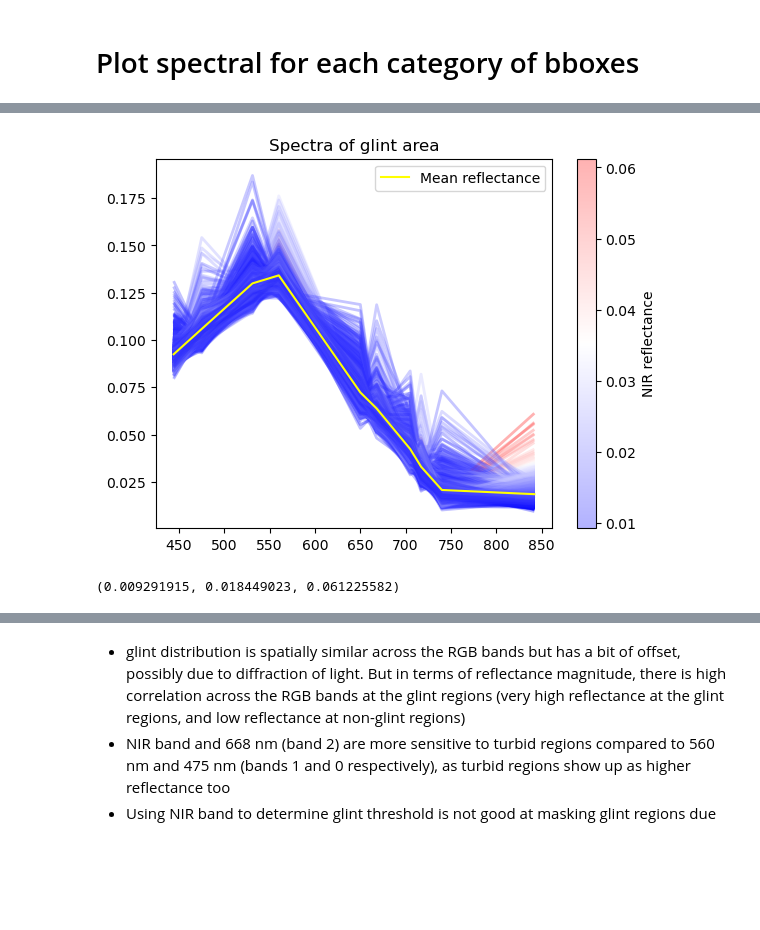
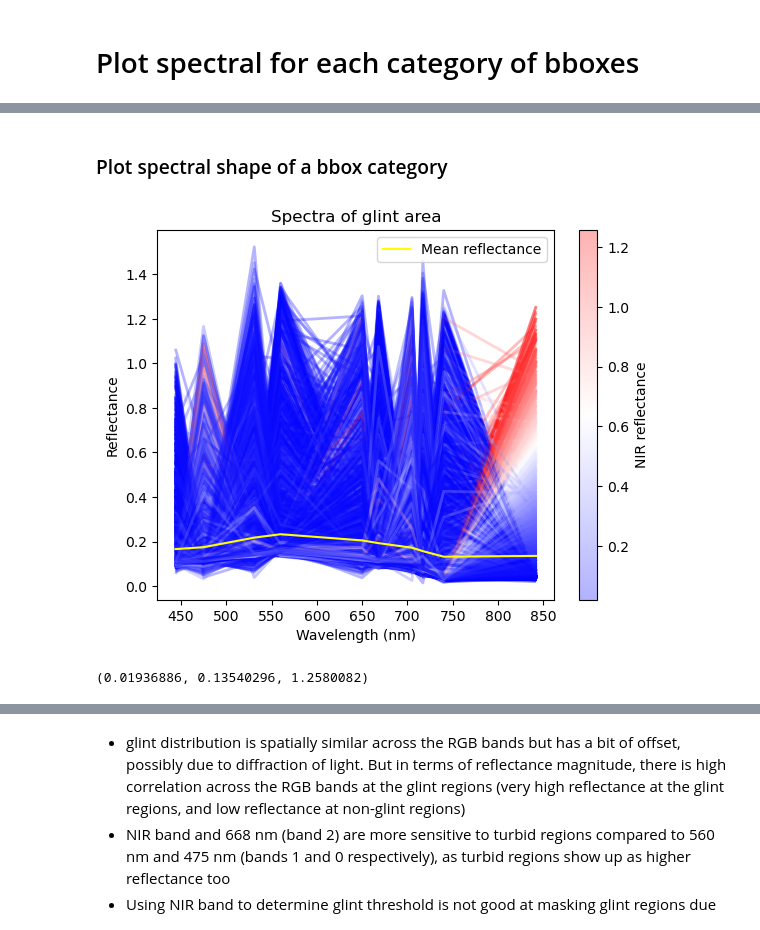
Before and after one commit to pakhuiying/sunglint_correction, a Jupyter notebook: extract_spectral_from_bboxes.ipynb, the cells around one changed output, grey strips where cells are left out. Saved outputs shown, nothing was run; the diff lists cells and outputs as text; code cells hidden in the pictures; blank space fills up the shorter version.

```diff
--- a/extract_spectral_from_bboxes.ipynb
+++ b/extract_spectral_from_bboxes.ipynb
@@ -79,10 +78,14 @@ img_bboxes
 # %% [markdown]
 # Plot spectral for each category of bboxes
 # %%
+ES = espect.ExtractSpectral(r"saved_bboxes")
+img_bboxes = ES.store_bboxes()
 warp_mode = cv2.MOTION_HOMOGRAPHY
 img_type = "reflectance"
-parent_dir = list(img_bboxes)[0]
-img_fp = list(img_bboxes[parent_dir])[0]
+parent_dir = list(img_bboxes)[1]
+print(parent_dir)
+img_fp = list(img_bboxes[parent_dir])[-1]
+print(img_fp)
 fp = os.path.join(parent_dir,img_fp)
 print(fp)
 cap = mutils.import_captures(fp)
@@ -90,7 +93,4 @@ warp_matrices = cap.get_warp_matrices()
 cropped_dimensions,_ = imageutils.find_crop_bounds(cap,warp_matrices)
 im_aligned = imageutils.aligned_capture(cap, warp_matrices, warp_mode, cropped_dimensions, None, img_type=img_type)
 bboxes = img_bboxes[parent_dir][img_fp]
-# for category, bbox in bboxes:
-# bboxes_i = bboxes['water']
-bboxes
 # %% [output]
@@ -104,6 +106,8 @@ ES.plot_multispectral(parent_dir,img_fp,img_bboxes=img_bboxes,warp_matrices=warp
+# %% [markdown]
+### Plot spectral shape of a bbox category
 # %%
 ES = espect.ExtractSpectral(r"saved_bboxes")
-ES.plot_multiline(im_aligned,bboxes_i)
+ES.plot_multiline(im_aligned,bboxes['water_glint'])
 # %% [output]
-[figure, old version]
+[figure, new version]
-(0.009291915, 0.018449023, 0.061225582)
+(0.01936886, 0.13540296, 1.2580082)
```
Also changed, not shown: parts of 10 cells of this notebook, 1 other file.
